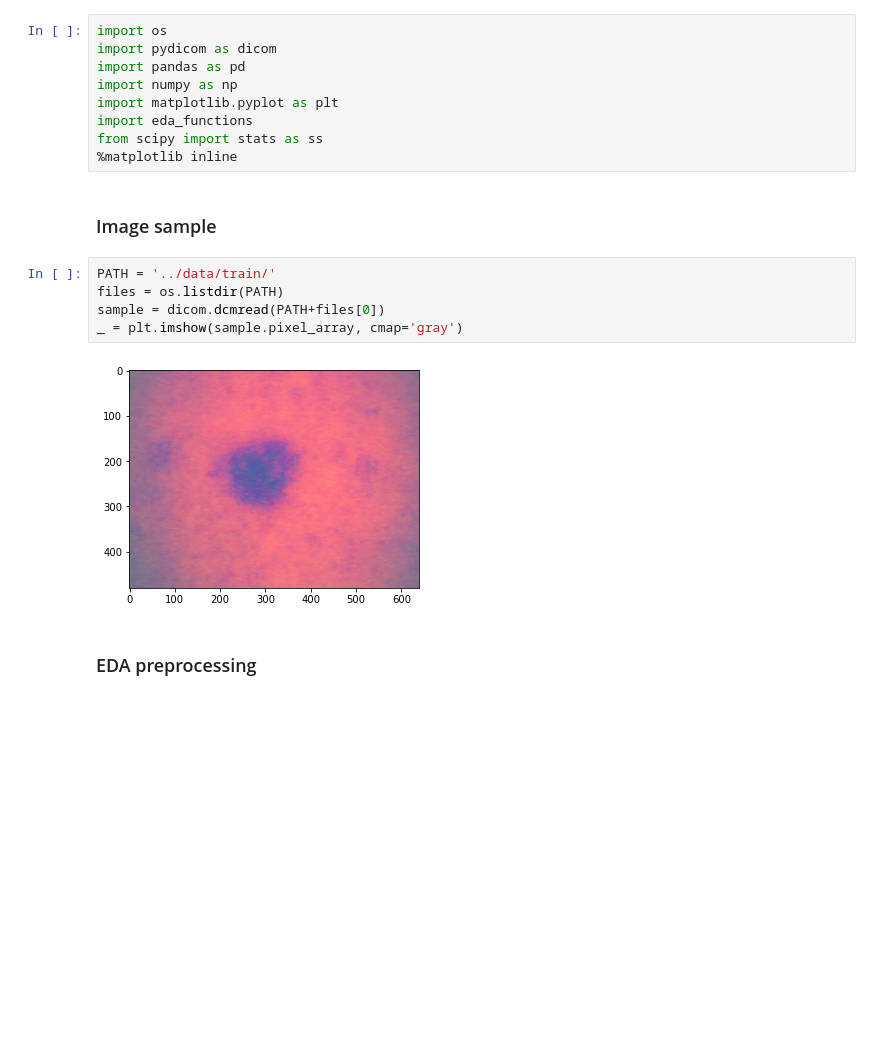
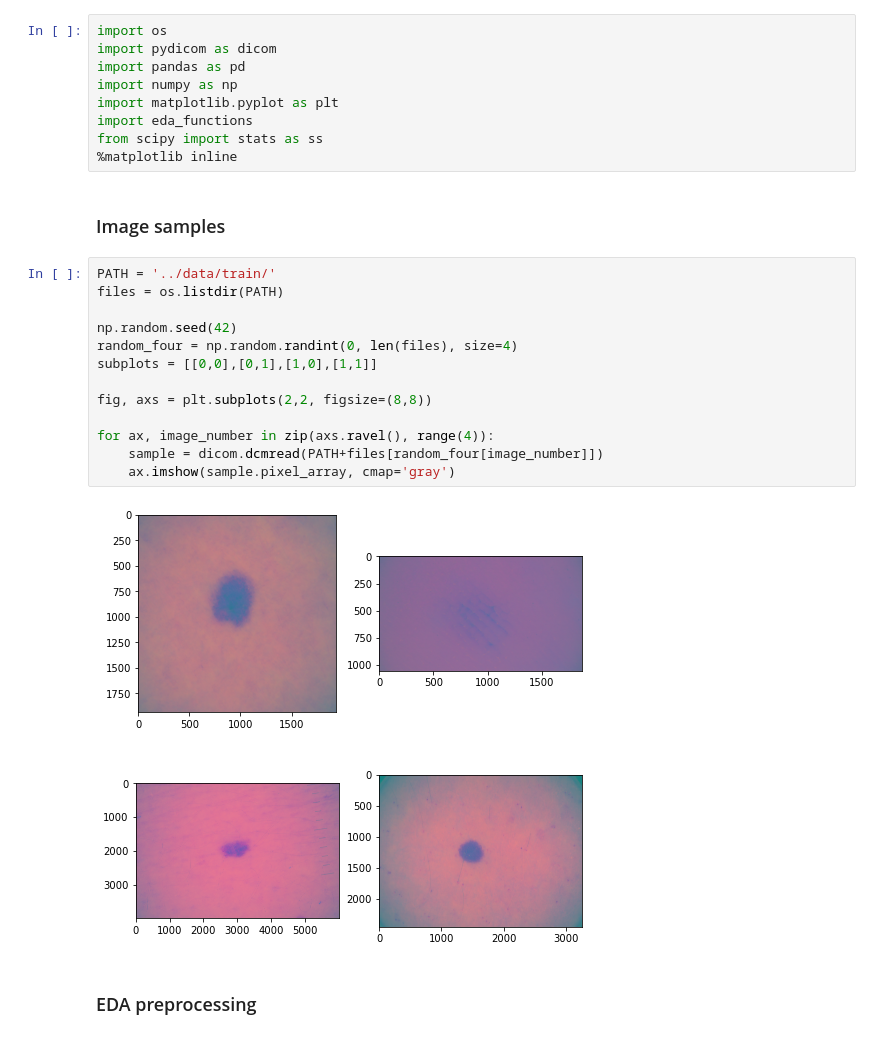
Before and after one commit to HechtYehuda/Melanoma_model, a Jupyter notebook: EDA/Multivariate EDA.ipynb, the cells around one changed output. Drawn from its saved outputs; the diff is of its cells as text; blank space fills up the shorter version.

Commit message:
Add image samples to EDA

```diff
--- a/EDA/Multivariate EDA.ipynb
+++ b/EDA/Multivariate EDA.ipynb
@@ -8,14 +8,22 @@ import eda_functions
 from scipy import stats as ss
 %matplotlib inline
 # %% [markdown]
-### Image sample
+### Image samples
-# %%
-PATH = '../data/train/'
-files = os.listdir(PATH)
-sample = dicom.dcmread(PATH+files[0])
-_ = plt.imshow(sample.pixel_array, cmap='gray')
-# %% [output]
-[figure, removed]
+# %%
+PATH = '../data/train/'
+files = os.listdir(PATH)
+
+np.random.seed(42)
+random_four = np.random.randint(0, len(files), size=4)
+subplots = [[0,0],[0,1],[1,0],[1,1]]
+
+fig, axs = plt.subplots(2,2, figsize=(8,8))
+
+for ax, image_number in zip(axs.ravel(), range(4)):
+    sample = dicom.dcmread(PATH+files[random_four[image_number]])
+    ax.imshow(sample.pixel_array, cmap='gray')
+# %% [output]
+[figure, added]
 # %% [markdown]
 ### EDA preprocessing
 # %%
```
